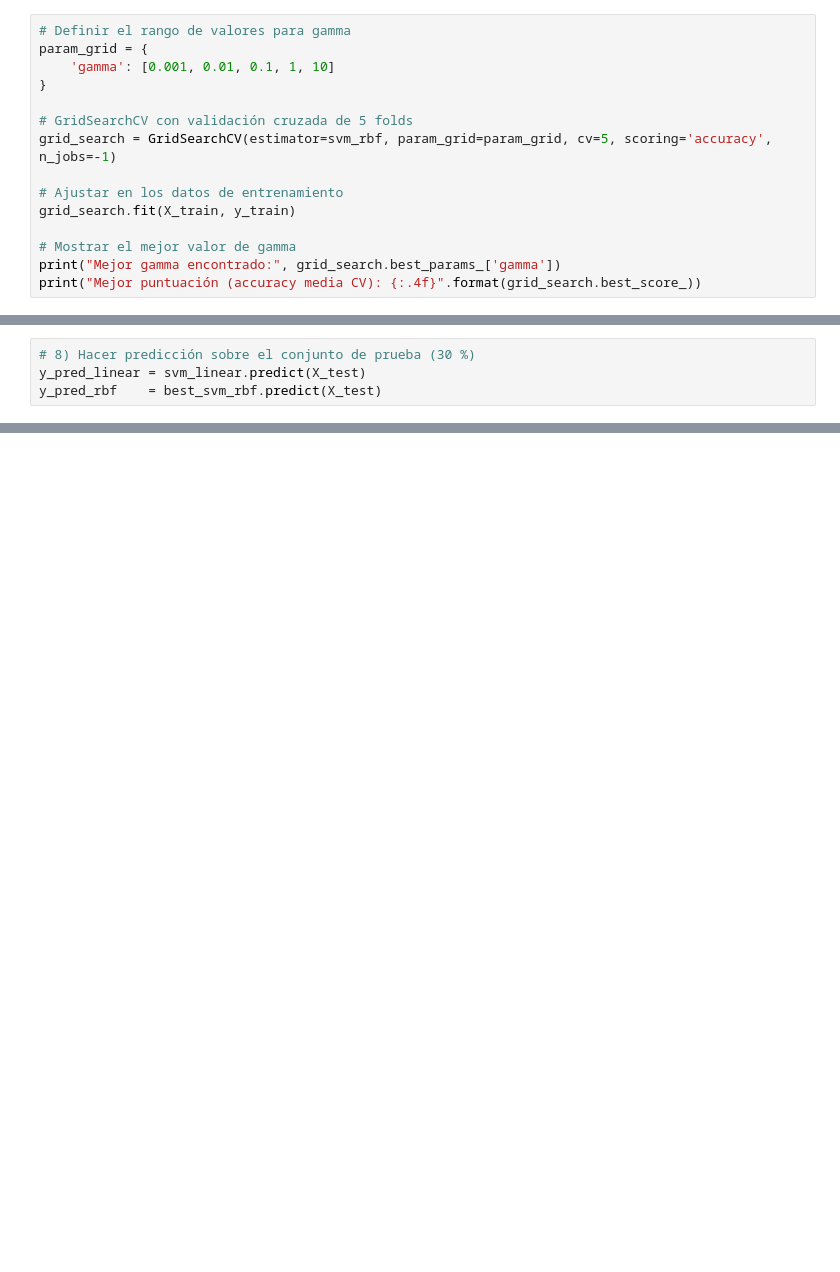
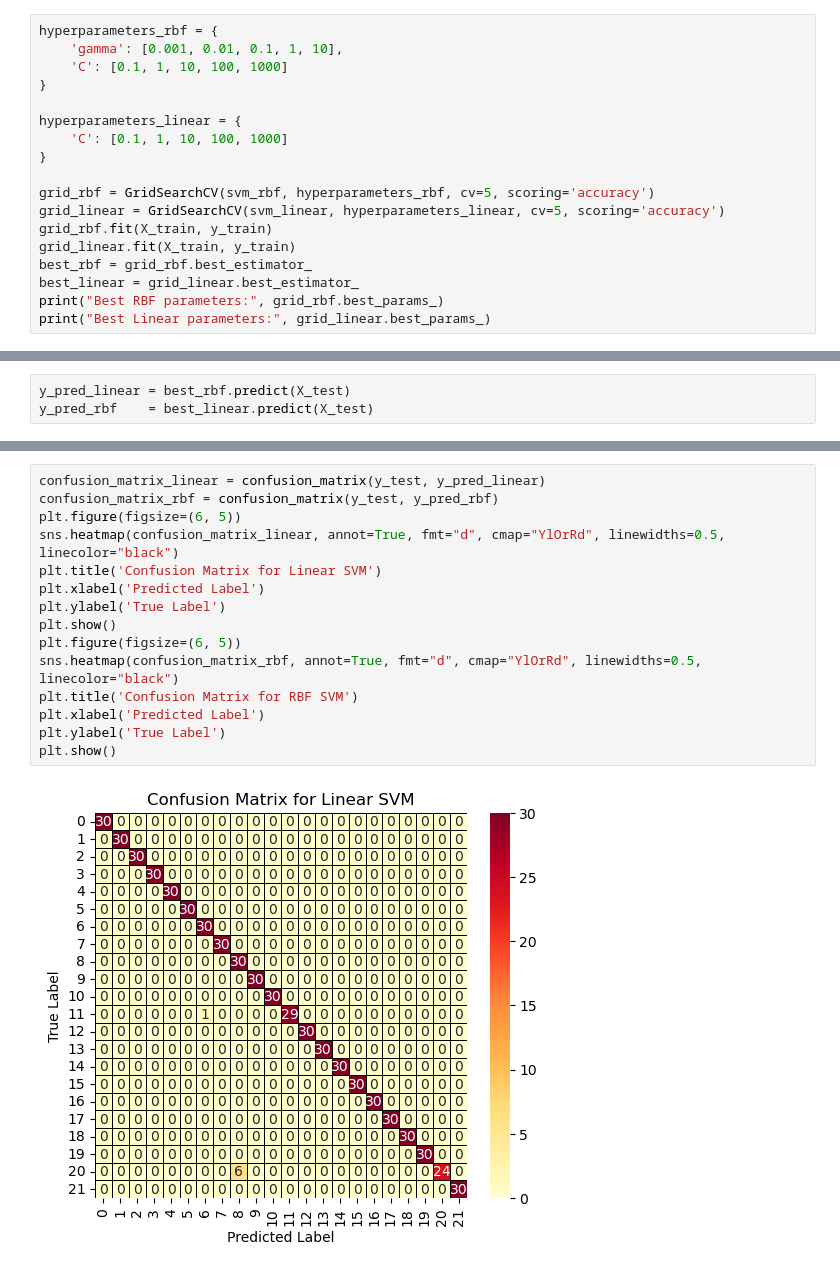
Before and after one commit to Joe-IA/Crop_classifier, a Jupyter notebook: SVM.ipynb, the cells around one changed output, grey strips where cells are left out. Drawn from its saved outputs; the diff is of its cells as text; blank space fills up the shorter version.

```diff
--- a/SVM.ipynb
+++ b/SVM.ipynb
@@ -70,16 +23,19 @@ SVM RBF:
 # %%
-# Definir el rango de valores para gamma
-param_grid = {
-    'gamma': [0.001, 0.01, 0.1, 1, 10]
+hyperparameters_rbf = {
+    'gamma': [0.001, 0.01, 0.1, 1, 10],
+    'C': [0.1, 1, 10, 100, 1000]
 }
 
-# GridSearchCV con validación cruzada de 5 folds
-grid_search = GridSearchCV(estimator=svm_rbf, param_grid=param_grid, cv=5, scoring='accuracy', n_jobs=-1)
+hyperparameters_linear = {
+    'C': [0.1, 1, 10, 100, 1000]
+}
 
-# Ajustar en los datos de entrenamiento
-grid_search.fit(X_train, y_train)
-
-# Mostrar el mejor valor de gamma
-print("Mejor gamma encontrado:", grid_search.best_params_['gamma'])
-print("Mejor puntuación (accuracy media CV): {:.4f}".format(grid_search.best_score_))
+grid_rbf = GridSearchCV(svm_rbf, hyperparameters_rbf, cv=5, scoring='accuracy')
+grid_linear = GridSearchCV(svm_linear, hyperparameters_linear, cv=5, scoring='accuracy')
+grid_rbf.fit(X_train, y_train)
+grid_linear.fit(X_train, y_train)
+best_rbf = grid_rbf.best_estimator_
+best_linear = grid_linear.best_estimator_
+print("Best RBF parameters:", grid_rbf.best_params_)
+print("Best Linear parameters:", grid_linear.best_params_)
 # %% [output]
@@ -92,5 +44,4 @@ best_svm_rbf = grid_search.best_estimator_
 # %%
-# 8) Hacer predicción sobre el conjunto de prueba (30 %)
-y_pred_linear = svm_linear.predict(X_test)
-y_pred_rbf    = best_svm_rbf.predict(X_test)
+y_pred_linear = best_rbf.predict(X_test)
+y_pred_rbf    = best_linear.predict(X_test)
 # %%
@@ -154,0 +84,17 @@ SVM RBF:    jute
+# %%
+confusion_matrix_linear = confusion_matrix(y_test, y_pred_linear)
+confusion_matrix_rbf = confusion_matrix(y_test, y_pred_rbf)
+plt.figure(figsize=(6, 5))
+sns.heatmap(confusion_matrix_linear, annot=True, fmt="d", cmap="YlOrRd", linewidths=0.5, linecolor="black")
+plt.title('Confusion Matrix for Linear SVM')
+plt.xlabel('Predicted Label')
+plt.ylabel('True Label')
+plt.show()
+plt.figure(figsize=(6, 5))
+sns.heatmap(confusion_matrix_rbf, annot=True, fmt="d", cmap="YlOrRd", linewidths=0.5, linecolor="black")
+plt.title('Confusion Matrix for RBF SVM')
+plt.xlabel('Predicted Label')
+plt.ylabel('True Label')
+plt.show()
+# %% [output]
+[figure, added]
```
Also changed, not shown: parts of 12 cells of this notebook, 2 other files.
